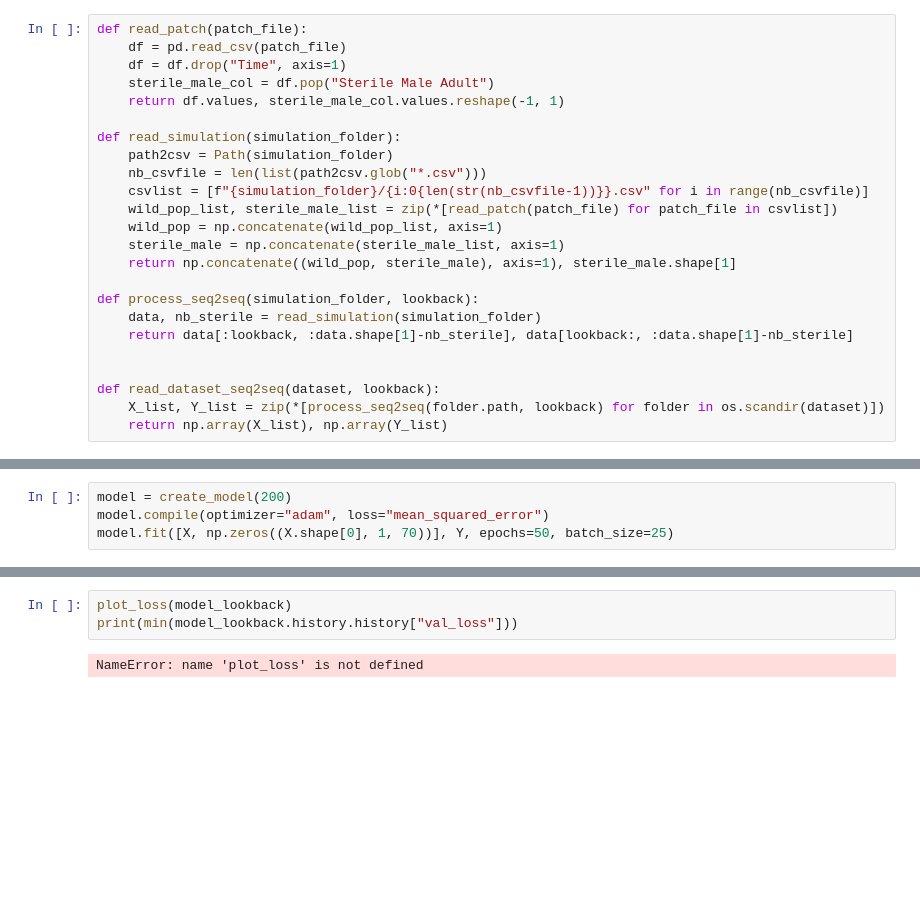
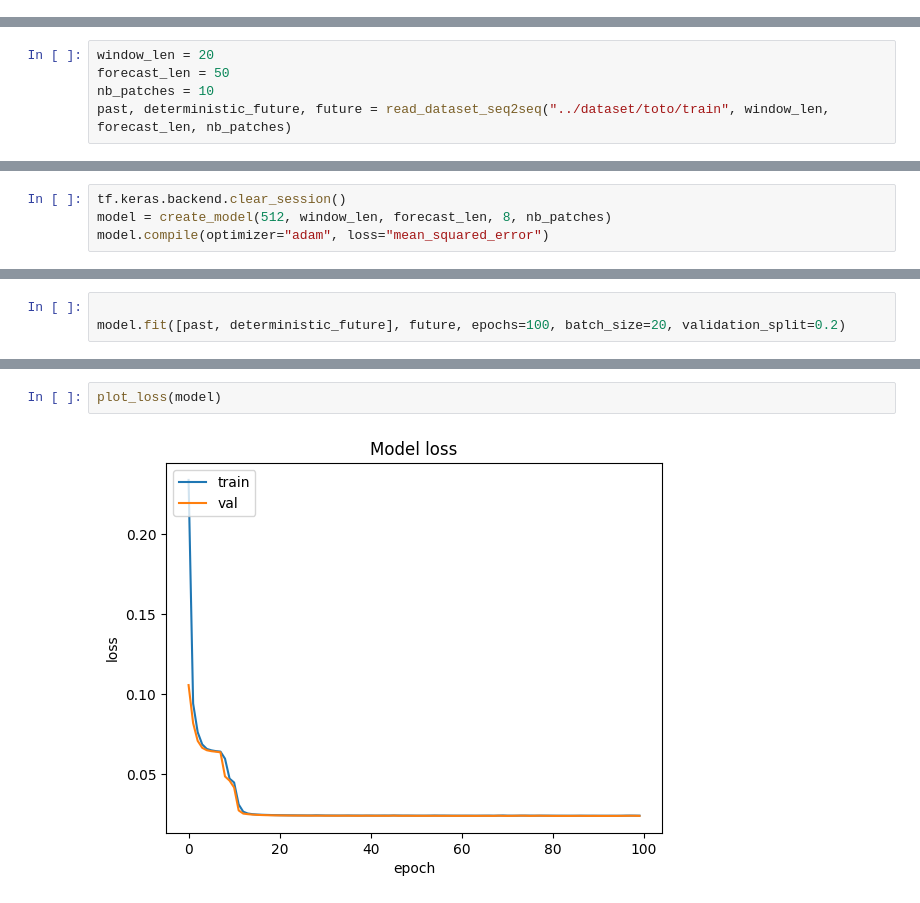
Before and after one commit to tpitois/multi_agents_system_SIT, a Jupyter notebook: notebooks/multi_patch_seq2seq.ipynb, the cells around one changed output, grey strips where cells are left out. Drawn from its saved outputs; the diff is of its cells as text; blank space fills up the shorter version.

```diff
--- a/notebooks/multi_patch_seq2seq.ipynb
+++ b/notebooks/multi_patch_seq2seq.ipynb
@@ -40,26 +39,2 @@ def create_model(latent_dim):
 
     return model
-# %%
-def read_patch(patch_file):
-    df = pd.read_csv(patch_file)
-    df = df.drop("Time", axis=1)
-    sterile_male_col = df.pop("Sterile Male Adult")
-    return df.values, sterile_male_col.values.reshape(-1, 1)
-
-def read_simulation(simulation_folder):
-    path2csv = Path(simulation_folder)
-    nb_csvfile = len(list(path2csv.glob("*.csv")))
-    csvlist = [f"{simulation_folder}/{i:0{len(str(nb_csvfile-1))}}.csv" for i in range(nb_csvfile)]
-    wild_pop_list, sterile_male_list = zip(*[read_patch(patch_file) for patch_file in csvlist])
-    wild_pop = np.concatenate(wild_pop_list, axis=1)
-    sterile_male = np.concatenate(sterile_male_list, axis=1)
-    return np.concatenate((wild_pop, sterile_male), axis=1), sterile_male.shape[1]
-
-def process_seq2seq(simulation_folder, lookback):
-    data, nb_sterile = read_simulation(simulation_folder)
-    return data[:lookback, :data.shape[1]-nb_sterile], data[lookback:, :data.shape[1]-nb_sterile]
-
-
-def read_dataset_seq2seq(dataset, lookback):
-    X_list, Y_list = zip(*[process_seq2seq(folder.path, lookback) for folder in os.scandir(dataset)])
-    return np.array(X_list), np.array(Y_list)
@@ -81,0 +41,5 @@ Mounted at /content/drive
+# %%
+window_len = 20
+forecast_len = 50
+nb_patches = 10
+past, deterministic_future, future = read_dataset_seq2seq("../dataset/toto/train", window_len, forecast_len, nb_patches)
@@ -82,5 +50,5 @@ Mounted at /content/drive
 # %%
-model = create_model(200)
+tf.keras.backend.clear_session()
+model = create_model(512, window_len, forecast_len, 8, nb_patches)
 model.compile(optimizer="adam", loss="mean_squared_error")
-model.fit([X, np.zeros((X.shape[0], 1, 70))], Y, epochs=50, batch_size=25)
 # %% [output]
@@ -104,0 +56,3 @@ Epoch 50/50
+# %%
+
+model.fit([past, deterministic_future], future, epochs=100, batch_size=20, validation_split=0.2)
@@ -105,8 +78,7 @@ Epoch 50/50
 # %%
-plot_loss(model_lookback)
-print(min(model_lookback.history.history["val_loss"]))
+plot_loss(model)
 # %% [output]
-NameError: name 'plot_loss' is not defined
+[figure, added]
 # %%
 real, pred = moving_predict(X_trans, model_lookback, scaler, LOOKBACK, 80)
 real = scaler.transform(real)
```
Also changed, not shown: parts of 9 cells of this notebook, 9 other files.
